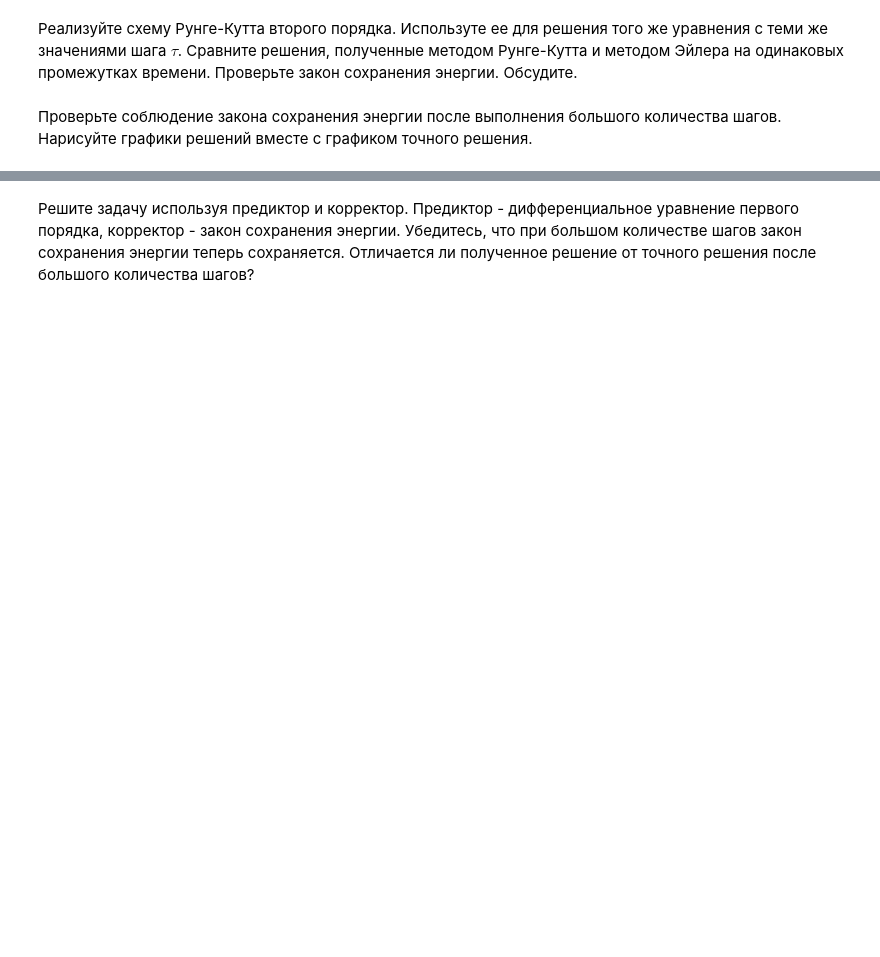
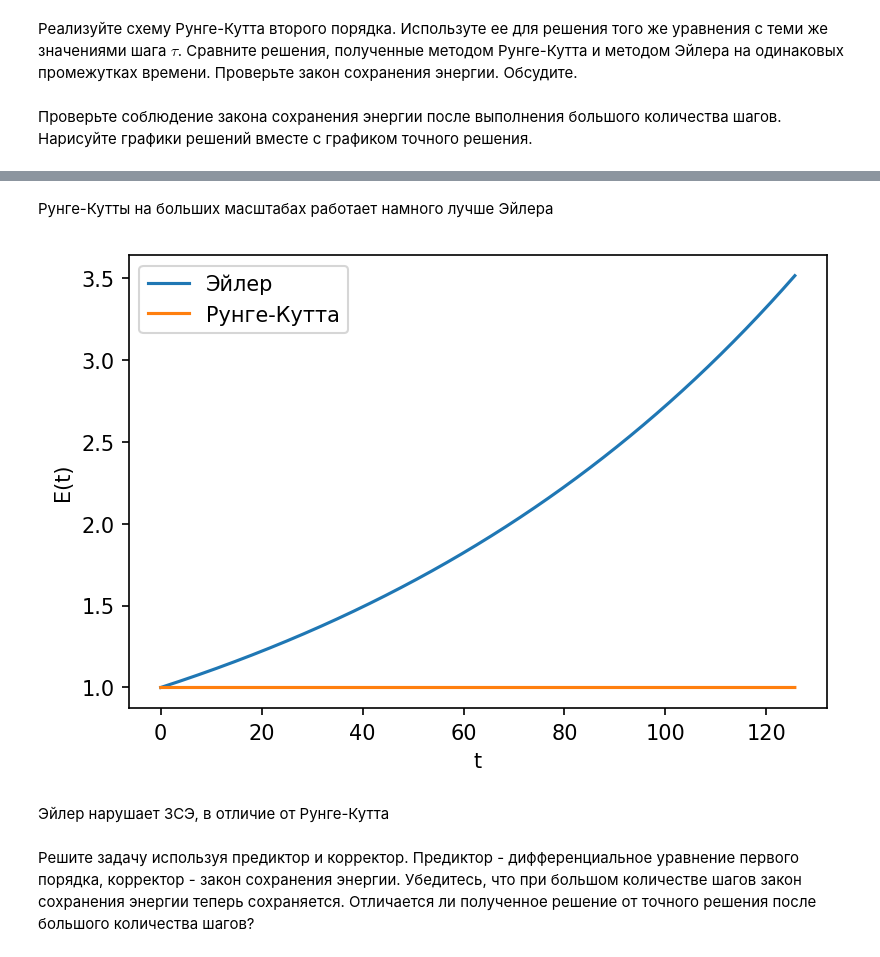
Before and after one commit to asenka239/compMath, a Jupyter notebook: Второй семестр/D1_Задача_Коши_для_ОДУ.ipynb, the cells around one changed output, grey strips where cells are left out. Drawn from its saved outputs; the diff is of its cells as text; code cells hidden in the pictures; blank space fills up the shorter version.

```diff
--- a/Второй семестр/D1_Задача_Коши_для_ОДУ.ipynb
+++ b/Второй семестр/D1_Задача_Коши_для_ОДУ.ipynb
@@ -1161,2 +1203,15 @@ raise NotImplementedError()
+# %% [markdown]
+Рунге-Кутты на больших масштабах работает намного лучше Эйлера
+# %%
+E1 = energy(u1, v1, 1)
+E2 = energy(u2, v2, 1)
+plt.plot(ts, E1, label='Эйлер')
+plt.plot(ts, E2, label='Рунге-Кутта')
+plt.xlabel('t'); plt.ylabel('E(t)');
+plt.legend();
+# %% [output]
+[figure, added]
+# %% [markdown]
+Эйлер нарушает ЗСЭ, в отличие от Рунге-Кутта
 # %% [markdown]
 Решите задачу используя предиктор и корректор. Предиктор - дифференциальное уравнение первого порядка, корректор - закон сохранения энергии. Убедитесь, что при большом количестве шагов закон сохранения энергии теперь сохраняется. Отличается ли полученное решение от точного решения после большого количества шагов?
```
Also changed, not shown: parts of 16 cells of this notebook, 2 other files.
